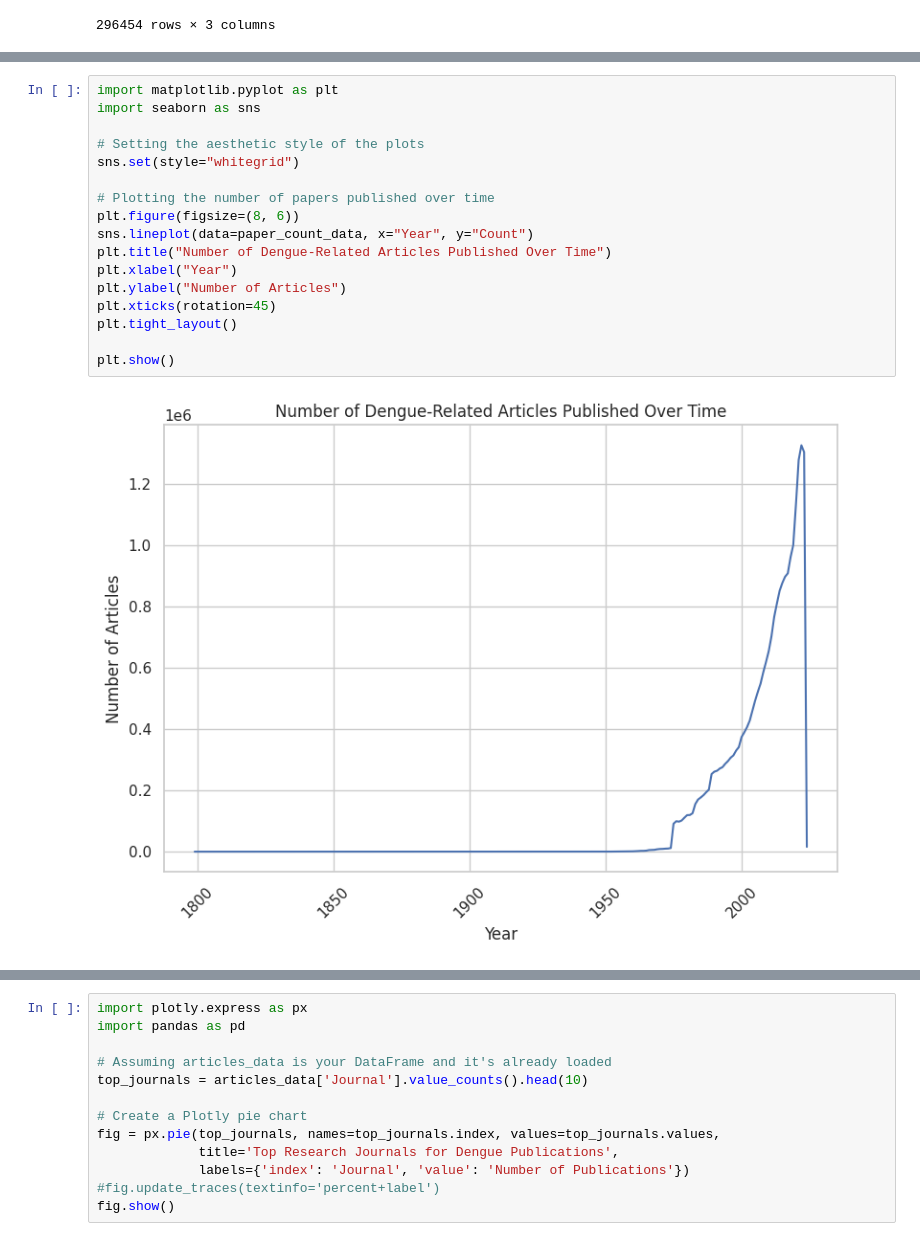
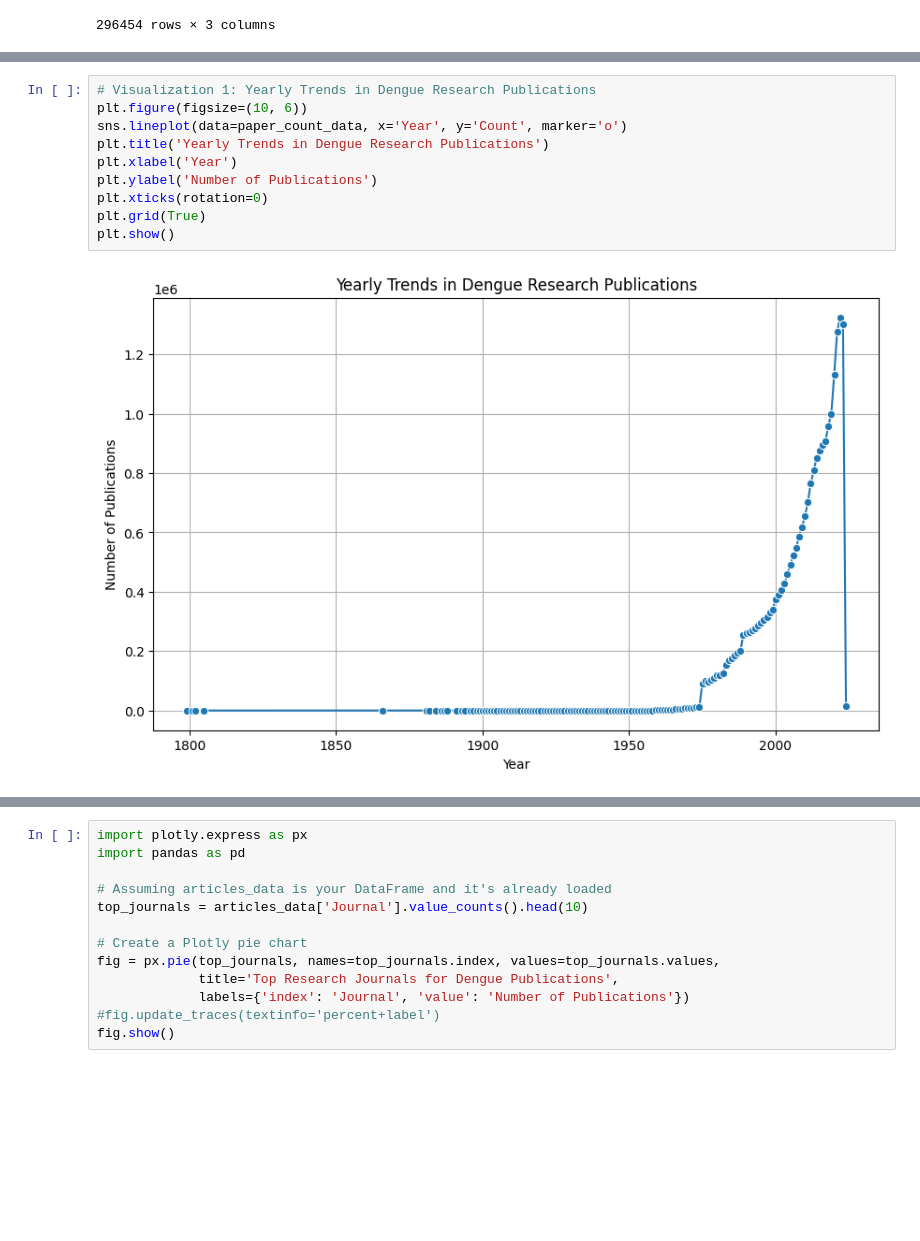
Before and after one commit to gnc506/Skills_Assessment, a Jupyter notebook: Skills_Assessment_2.ipynb, the cells around one changed output, grey strips where cells are left out. Cells and saved outputs as stored; diff of their text form; blank space fills up the shorter version.

```diff
--- a/Skills_Assessment_2.ipynb
+++ b/Skills_Assessment_2.ipynb
@@ -299,19 +381,12 @@ plt.show()
 # %%
-import matplotlib.pyplot as plt
-import seaborn as sns
-
-# Setting the aesthetic style of the plots
-sns.set(style="whitegrid")
-
-# Plotting the number of papers published over time
-plt.figure(figsize=(8, 6))
-sns.lineplot(data=paper_count_data, x="Year", y="Count")
-plt.title("Number of Dengue-Related Articles Published Over Time")
-plt.xlabel("Year")
-plt.ylabel("Number of Articles")
-plt.xticks(rotation=45)
-plt.tight_layout()
-
+# Visualization 1: Yearly Trends in Dengue Research Publications
+plt.figure(figsize=(10, 6))
+sns.lineplot(data=paper_count_data, x='Year', y='Count', marker='o')
+plt.title('Yearly Trends in Dengue Research Publications')
+plt.xlabel('Year')
+plt.ylabel('Number of Publications')
+plt.xticks(rotation=0)
+plt.grid(True)
 plt.show()
 # %% [output]
-[figure, old version]
+[figure, new version]
```
Also changed, not shown: parts of 24 cells of this notebook.
